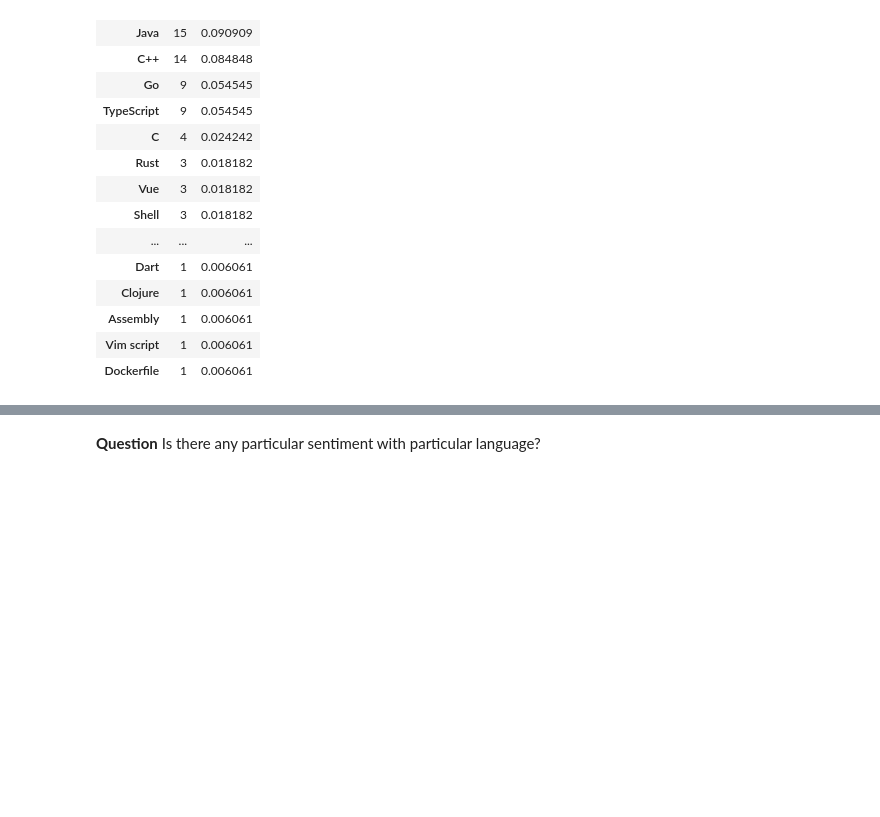
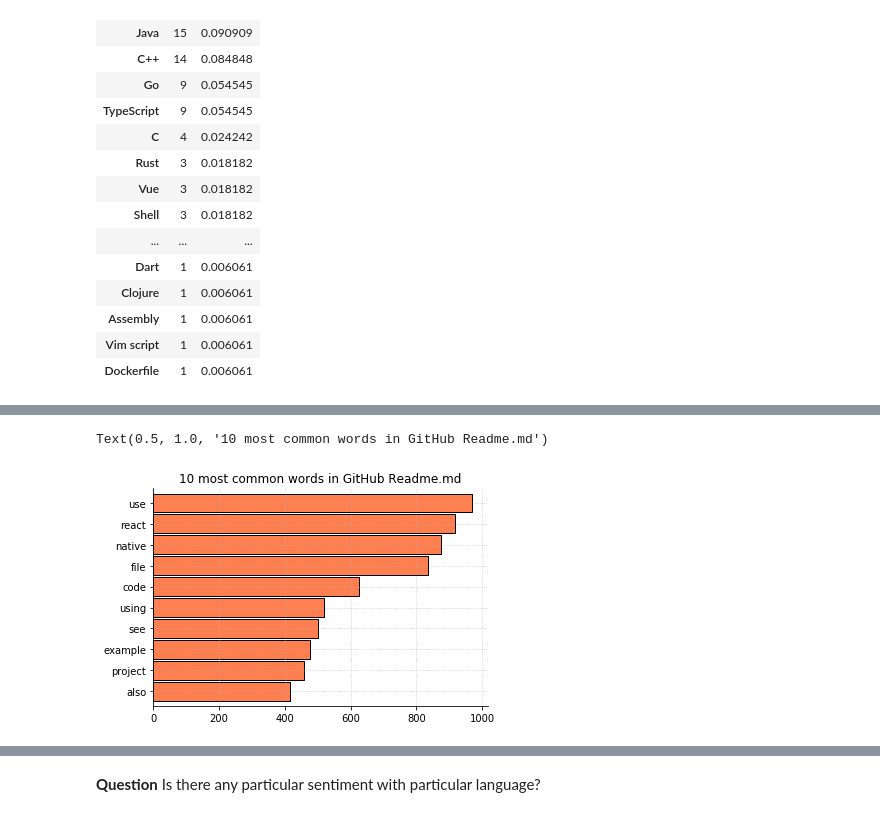
Before and after one commit to NLP-GJ/github-language, a Jupyter notebook: Report.ipynb, the cells around one changed output, grey strips where cells are left out. Cells and saved outputs as stored; diff of their text form; code cells hidden in the pictures; blank space fills up the shorter version.

```diff
--- a/Report.ipynb
+++ b/Report.ipynb
@@ -151,16 +168,3 @@ df.head()
 | 2 | JavaScript | ['', '', '\n\n\n\n\n\n\n\n\n', "V... | ['', '', '\n\n\n\n\n\n\n\n\n', "V... | vue mit licensed open source proj... | vue mit licens open sourc project... | vue mit licensed open source proj... | vue mit licensed open source proj... |
 | 3 | JavaScript | ['', 'React is a JavaScript libra... | ['', 'React is a JavaScript libra... | react javascript library for buil... | react javascript librari for buil... | react javascript library for buil... | react javascript library building... |
 | 4 | C++ | ['', 'TensorFlow is an end-to-end... | ['', 'TensorFlow is an end-to-end... | tensorflow end end open source pl... | tensorflow end end open sourc pla... | tensorflow end end open source pl... | tensorflow end end open source pl... |
-# %%
-def clean():
-    "a simple function to prepare text data"
-    wnl = nltk.stem.WordNetLemmatizer()
-    stopwords = nltk.corpus.stopwords.words("english") + ["r", "u", "2", "ltgt"]
-    text = (
-        unicodedata.normalize("NFKD", text)
-        .encode("ascii", "ignore")
-        .decode("utf-8", "ignore")
-        .lower()
-    )
-    words = re.sub(r"[^\w\s]", "", text).split()
-    return [wnl.lemmatize(word) for word in words if word not in stopwords]
@@ -209,0 +239,6 @@ Text(0.5, 1.0, 'Most frequently used programing languages')
+# %%
+pd.Series(explore_df_cleaned).value_counts().sort_values().tail(10).plot.barh(width=.9, color = 'coral')
+plt.title('10 most common words in GitHub Readme.md')
+# %% [output]
+Text(0.5, 1.0, '10 most common words in GitHub Readme.md')
+[figure, added]
```
Also changed, not shown: parts of 49 cells of this notebook, 2 other files.
